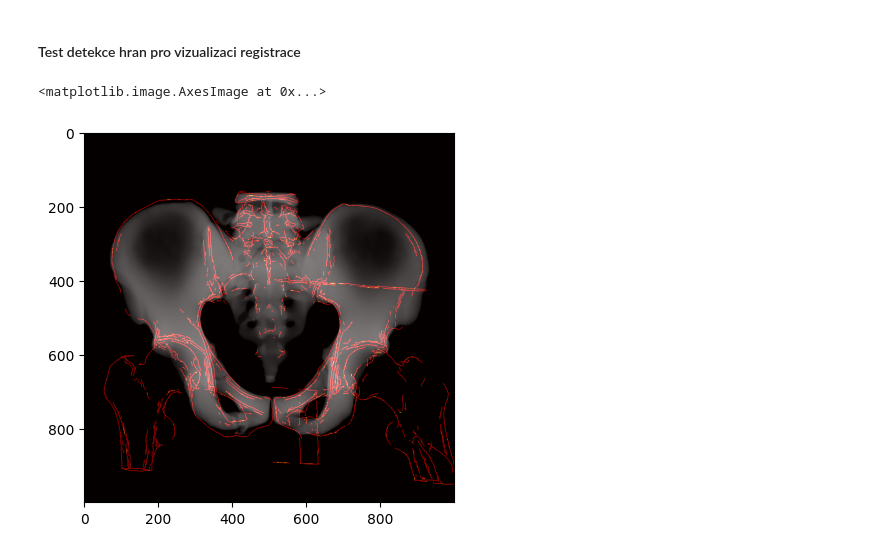
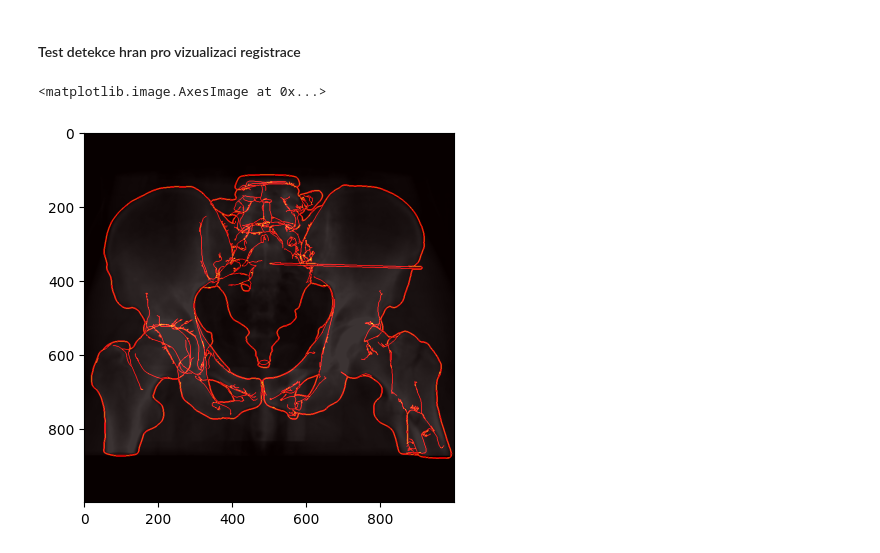
Before and after one commit to Vojtech-Benda/ca_isf, a Jupyter notebook: sitkRegistration.ipynb, the cells around one changed output. Saved outputs shown, nothing was run; the diff lists cells and outputs as text; code cells hidden in the pictures.

```diff
--- a/sitkRegistration.ipynb
+++ b/sitkRegistration.ipynb
@@ -146,14 +146,14 @@ def plotRegistrationErrors():
 # %% [markdown]
 #### Načtení a vykreslení obrazů
 # %%
-preopImage = sitk.ReadImage("input_files\\pacient_09\\registration\\pacient09PreopAP.mha", sitk.sitkFloat32)
-intraopImage = sitk.ReadImage("input_files\\pacient_09\\registration\\pacient09IntraopAP.mha", sitk.sitkFloat32)
+fixedImage = sitk.ReadImage("input_files\\pacient_09\\registration\\pacient09PreopAP.mha", sitk.sitkFloat32)
+movingImage = sitk.ReadImage("input_files\\pacient_09\\registration\\pacient09IntraopAP50.mha", sitk.sitkFloat32)
 
 fixedPoints = getPoints("input_files\\pacient_09\\registration\\pacient09FixedPointsAP.csv")
 movingPoints = getPoints("input_files\\pacient_09\\registration\\pacient09MovingPointsAP.csv")
 # %%
-fixedImage = intraopImage
-movingImage = preopImage
+# fixedImage = preopImage
+# movingImage = intraopImage
 
 # fixedImage = sitk.Expand(intraopImage, expandFactors=[1, 1, 4])
 # movingImage = sitk.Expand(preopImage, expandFactors=[1, 1, 4])
@@ -306,9 +308,9 @@ plt.show()
 # %% [markdown]
 #### Test detekce hran pro vizualizaci registrace
 # %%
-sitkImageEdges = sitk.CannyEdgeDetection(movingImageResampled, lowerThreshold=600, upperThreshold=700)
-plt.imshow(sitk.GetArrayViewFromImage(fixedImage), cmap="gray")
-plt.imshow(sitk.GetArrayViewFromImage(sitkImageEdges), cmap="hot", alpha=0.5)
+sitkImageEdges = sitk.CannyEdgeDetection(fixedImage[..., 0], lowerThreshold=0., upperThreshold=0.8)
+plt.imshow(sitk.GetArrayViewFromImage(movingImageResampled255), cmap="gray")
+plt.imshow(sitk.GetArrayViewFromImage(sitkImageEdges), cmap="hot", alpha=0.8)
 # %% [output]
 <matplotlib.image.AxesImage at 0x...>
-[figure, old version]
+[figure, new version]
```
Also changed, not shown: parts of 10 cells of this notebook, 3 other files.
